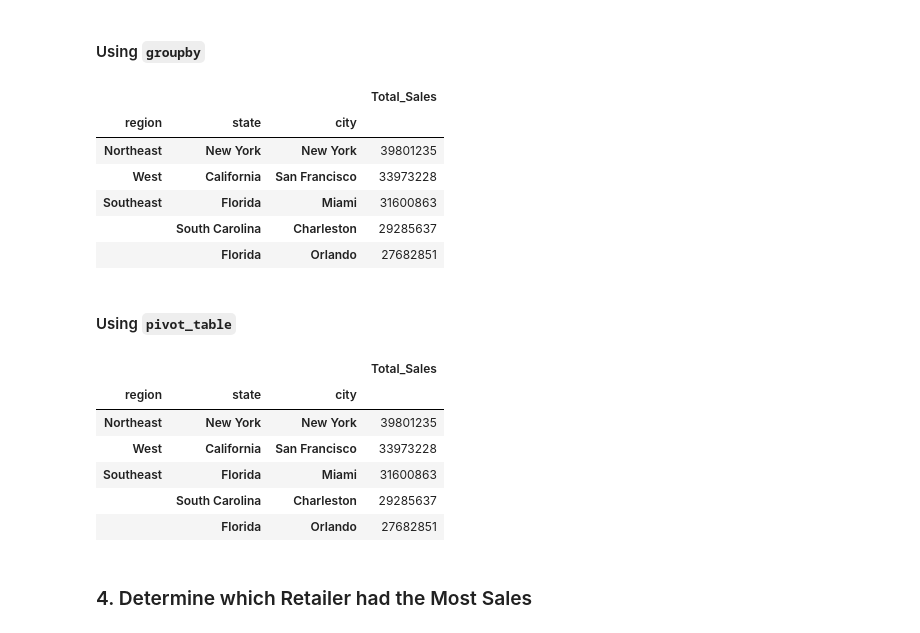
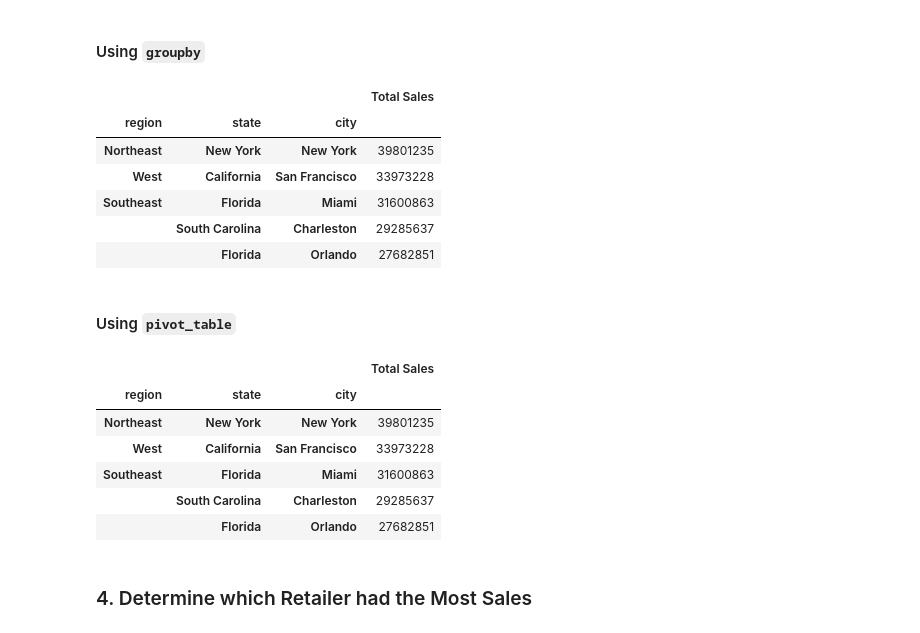
Before and after one commit to ventru557/athletic_sales_analysis, a Jupyter notebook: athletic_sales_analysis.ipynb, the cells around one changed output. Drawn from its saved outputs; the diff is of its cells as text; code cells hidden in the pictures.

```diff
--- a/athletic_sales_analysis.ipynb
+++ b/athletic_sales_analysis.ipynb
@@ -247,11 +247,17 @@ pivot_sorted_df.head()
 # %%
 # Show the total sales for the products sold for each region, state, and city.
 # Rename the "total_sales" column to "Total Sales"
+grouped_sales_df = combined_df.groupby(['region', 'state', 'city']).agg({
+    'total_sales': 'sum'
+}).rename(columns={'total_sales': 'Total Sales'})
 
+sorted_sales_df = grouped_sales_df.sort_values('Total Sales', ascending=False)
 
 # Show the top 5 results.
+
+sorted_sales_df.head()
 # %% [output]
-|  |  |  | Total_Sales |
+|  |  |  | Total Sales |
 | region | state | city |  |
 | Northeast | New York | New York | 39801235 |
 | West | California | San Francisco | 33973228 |
@@ -262,14 +268,17 @@ pivot_sorted_df.head()
 #### Using `pivot_table`
 # %%
 # Show the total sales for the products sold for each region, state, and city.
-
+pivoted_sales_df = pd.pivot_table(combined_df, values='total_sales', index=['region', 'state', 'city'], aggfunc='sum')
 
 # Optional: Rename the "total_sales" column to "Total Sales"
+pivoted_sales_df = pivoted_sales_df.rename(columns={'total_sales': 'Total Sales'})
 
+sorted_pivot_sales_df = pivoted_sales_df.sort_values('Total Sales', ascending=False)
 
 # Show the top 5 results.
+sorted_pivot_sales_df.head()
 # %% [output]
-|  |  |  | Total_Sales |
+|  |  |  | Total Sales |
 | region | state | city |  |
 | Northeast | New York | New York | 39801235 |
 | West | California | San Francisco | 33973228 |
```
Also changed, not shown: parts of 8 cells of this notebook, 1 other file.
